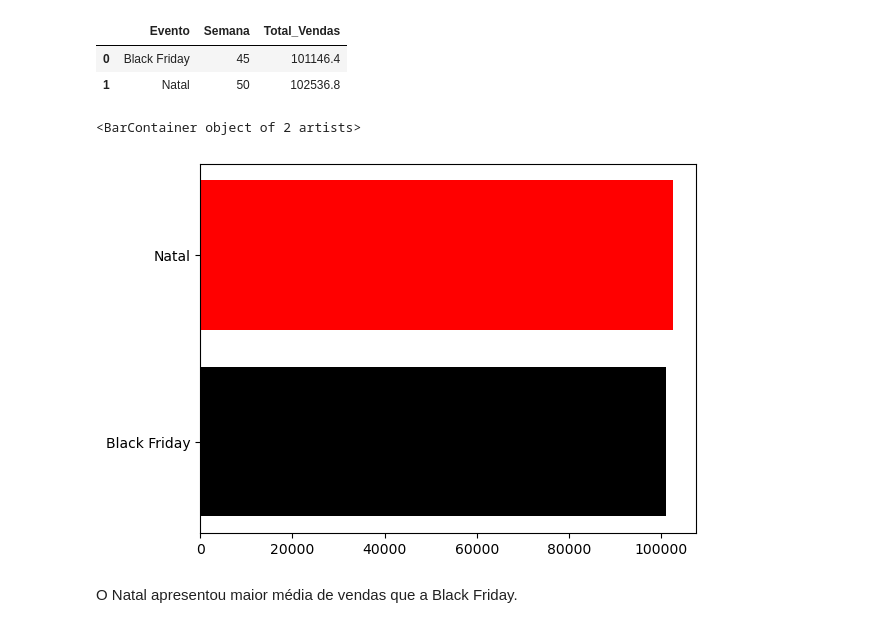
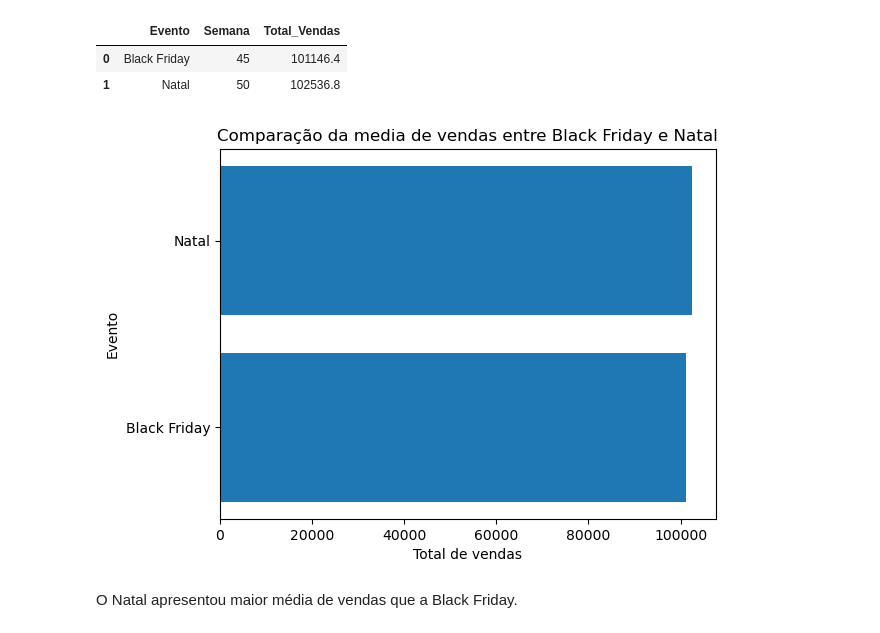
Before and after one commit to denisemasar/analise_vendas, a Jupyter notebook: analise_vendas.ipynb, the cells around one changed output. Cells and saved outputs as stored; diff of their text form; code cells hidden in the pictures.

```diff
--- a/analise_vendas.ipynb
+++ b/analise_vendas.ipynb
@@ -709,11 +675,14 @@ comparacao_media
 | 1 | Natal | 50 | 102536.8 |
 # %%
 #Crio um gráfico comparando a média de vendas das 2 semanas.
-plt.title=("Comparação da média Vendas entre Black Friday e Natal")
-plt.barh(comparacao_media["Evento"], comparacao_media["Total_Vendas"], color=["black", "red"])
+plt.barh(comparacao_media["Evento"], comparacao_media["Total_Vendas"])
+plt.title("Comparação da media de vendas entre Black Friday e Natal")
+plt.xlabel("Total de vendas")
+plt.ylabel("Evento")
+
+plt.show()
 # %% [output]
-<BarContainer object of 2 artists>
-[figure, old version]
+[figure, new version]
 # %% [markdown]
 O Natal apresentou maior média de vendas que a Black Friday.
 # %% [markdown]
```
Also changed, not shown: parts of 8 cells of this notebook, 1 other file.
